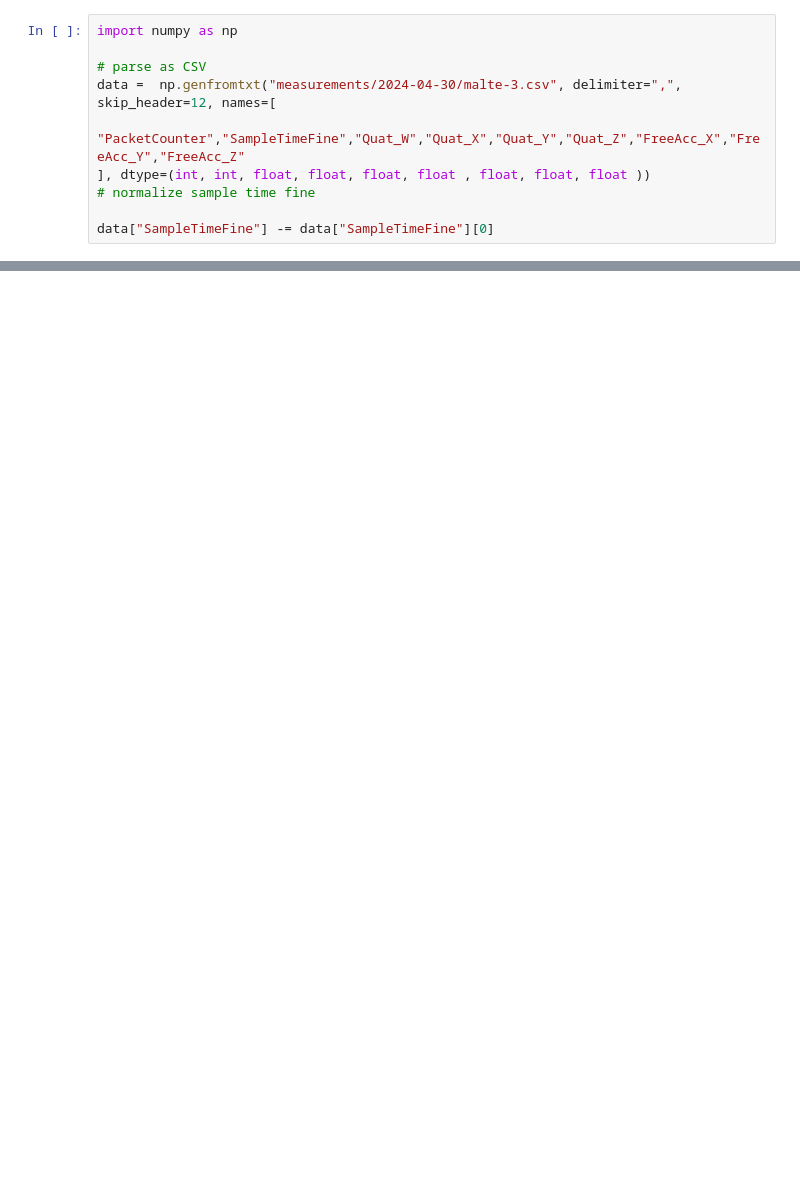
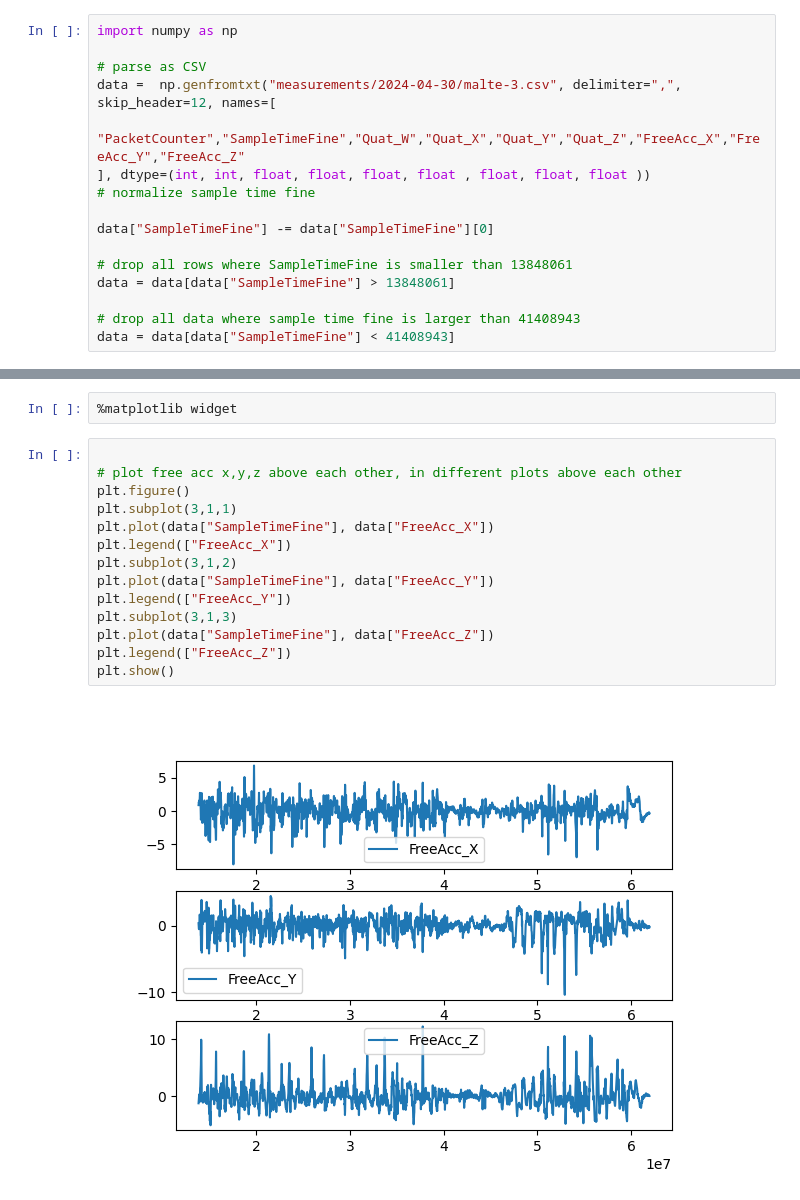
Before and after one commit to malte-j/climbing-grade-classifier, a Jupyter notebook: first-measurements.ipynb, the cells around one changed output, grey strips where cells are left out. Cells and saved outputs as stored; diff of their text form; blank space fills up the shorter version.

Commit message:
clean data for first sample

```diff
--- a/first-measurements.ipynb
+++ b/first-measurements.ipynb
@@ -8,3 +8,9 @@ data =  np.genfromtxt("measurements/2024-04-30/malte-3.csv", delimiter=",", skip
 # normalize sample time fine
 
 data["SampleTimeFine"] -= data["SampleTimeFine"][0]
+
+# drop all rows where SampleTimeFine is smaller than 13848061
+data = data[data["SampleTimeFine"] > 13848061]
+
+# drop all data where sample time fine is larger than 41408943
+data = data[data["SampleTimeFine"] < 41408943]
@@ -30,0 +22,18 @@ plt.show()
+# %%
+%matplotlib widget
+# %%
+
+# plot free acc x,y,z above each other, in different plots above each other
+plt.figure()
+plt.subplot(3,1,1)
+plt.plot(data["SampleTimeFine"], data["FreeAcc_X"])
+plt.legend(["FreeAcc_X"])
+plt.subplot(3,1,2)
+plt.plot(data["SampleTimeFine"], data["FreeAcc_Y"])
+plt.legend(["FreeAcc_Y"])
+plt.subplot(3,1,3)
+plt.plot(data["SampleTimeFine"], data["FreeAcc_Z"])
+plt.legend(["FreeAcc_Z"])
+plt.show()
+# %% [output]
+[figure, added]
```
Also changed, not shown: parts of 4 cells of this notebook, 1 other file.
